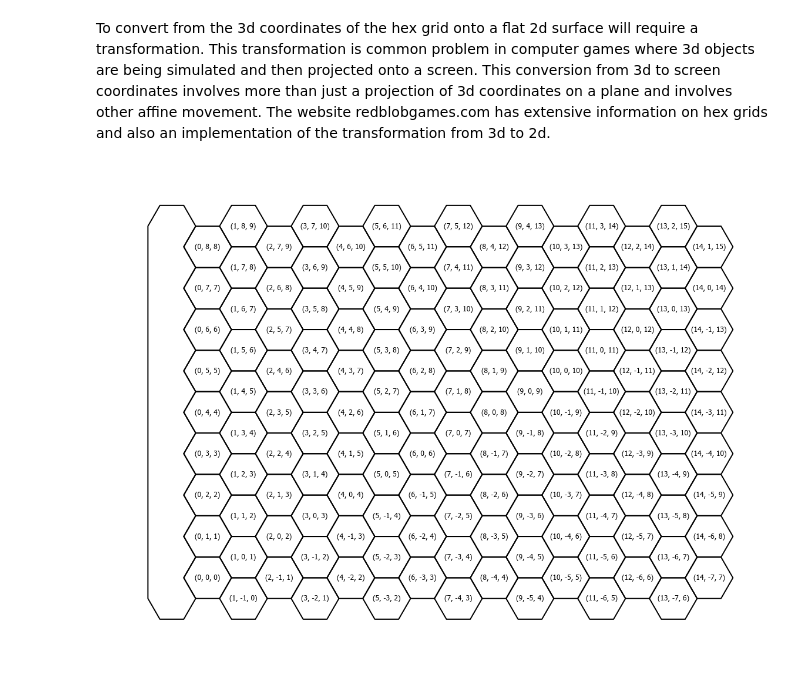
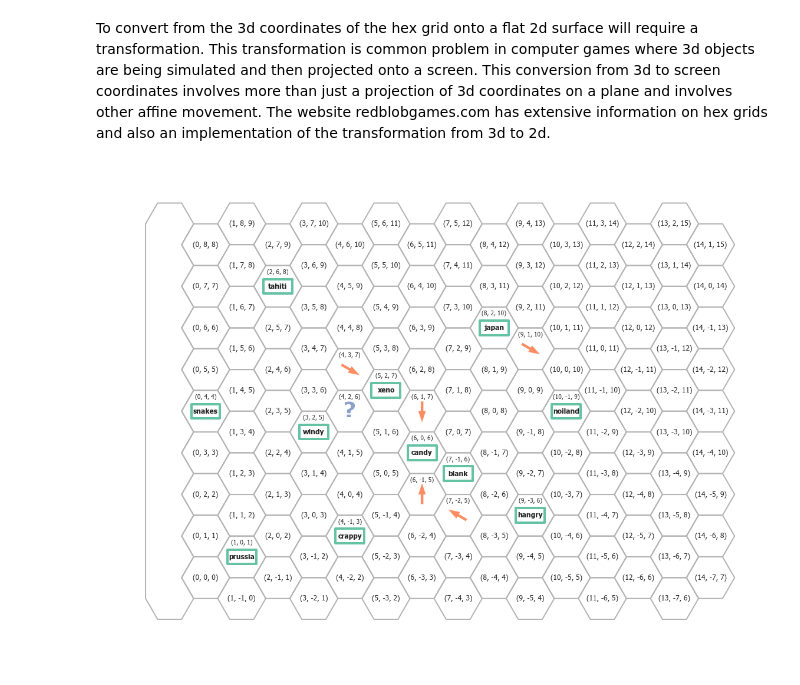
Before and after one commit to cardboardai/boardgame-bookie, a Jupyter notebook: boardgames/seafall/Hex Map.ipynb, the cells around one changed output. Saved outputs shown, nothing was run; the diff lists cells and outputs as text; code cells hidden in the pictures.

Commit message:
island test

```diff
--- a/boardgames/seafall/Hex Map.ipynb
+++ b/boardgames/seafall/Hex Map.ipynb
@@ -18,3 +20,6 @@ import numpy as np
+# %%
+# colormap for data visualizations
+cmap = sns.color_palette("Set2", 8)
 # %% [markdown]
 The hex grid will be stored in a dictionary using 3 coordinates to define the location. 3-dimensional coordintes will be translated into a 2D representation in order to create the grid. The transformation from 3D coordinates to 2D coordinates is done using matrix multiplication. In video games and computer vision this is done routinely to translate rendered 3D graphics into screen coordinates. The website redblobgames.com also provides the transformation matrix.
 # %%
@@ -319,7 +454,7 @@ smap = SeaFallMap()
 # %% [markdown]
 To convert from the 3d coordinates of the hex grid onto a flat 2d surface will require a transformation. This transformation is common problem in computer games where 3d objects are being simulated and then projected onto a screen. This conversion from 3d to screen coordinates involves more than just a projection of 3d coordinates on a plane and involves other affine movement. The website redblobgames.com has extensive information on hex grids and also an implementation of the transformation from 3d to 2d.
 # %%
-smap.seafall_plot_coords()
-smap.seafall_plot_save("test")
+smap.seafall_plot_islands()
+smap.seafall_plot_save("test2")
 # %% [output]
-[figure, old version]
+[figure, new version]
```
Also changed, not shown: parts of 2 cells of this notebook.
